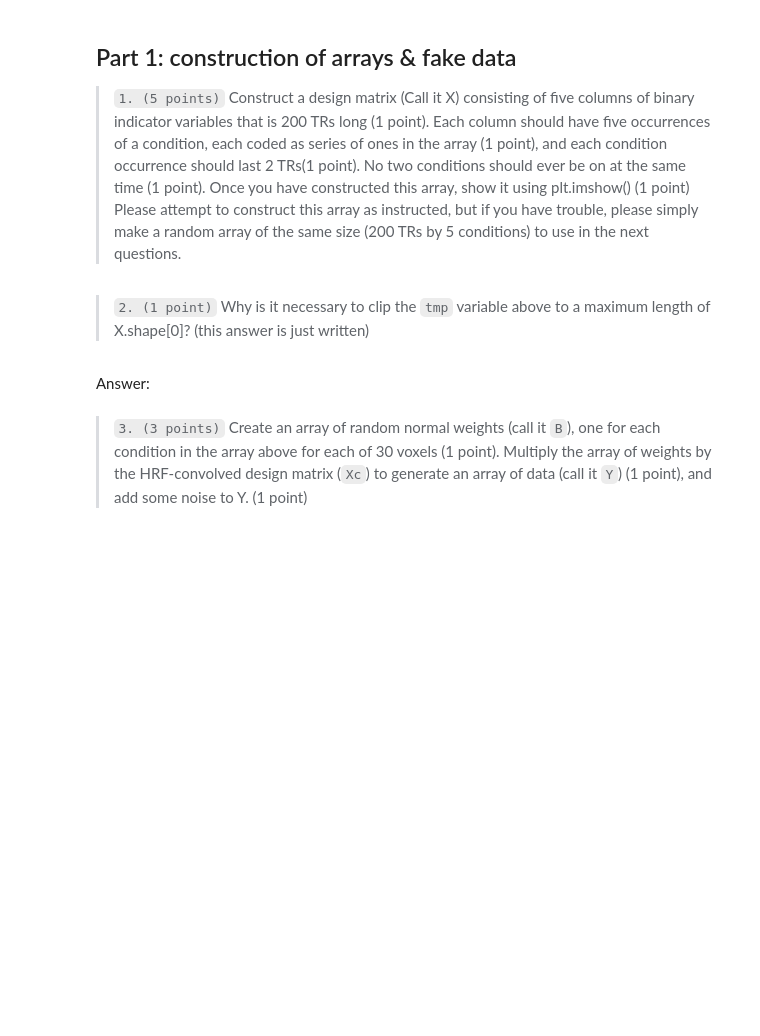
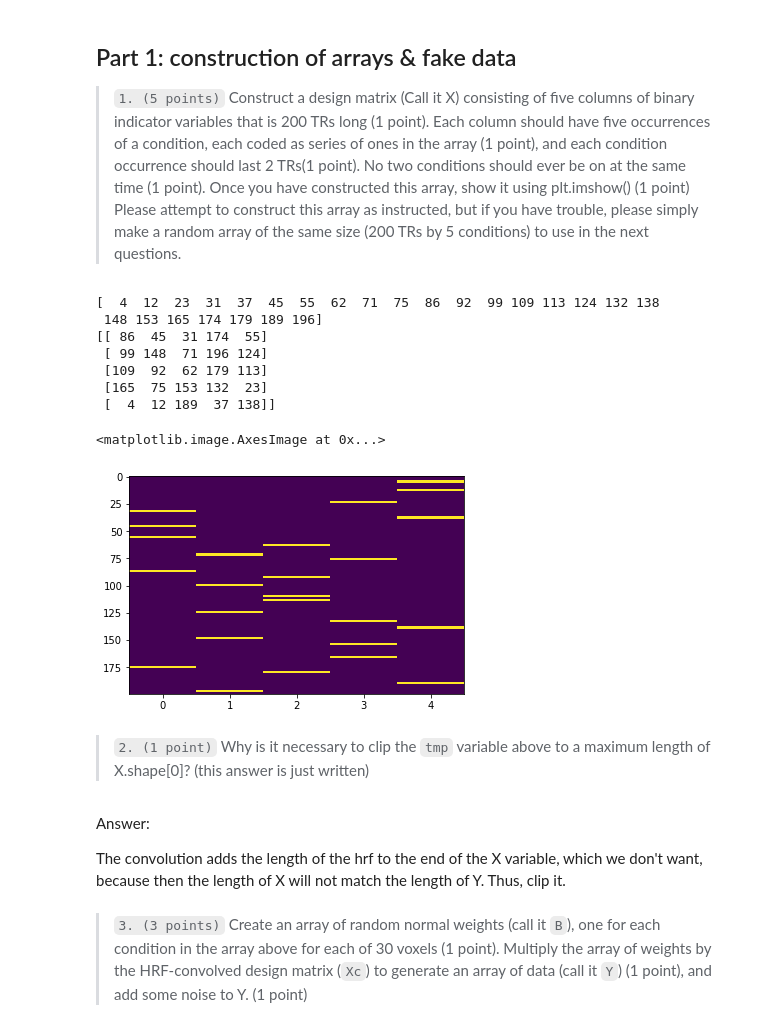
Before and after one commit to piecesofmindlab/UNR_PSY_763, a Jupyter notebook: Evaluations/Evaluation 1 Answers.ipynb, the cells around one changed output. Saved outputs shown, nothing was run; the diff lists cells and outputs as text; code cells hidden in the pictures; blank space fills up the shorter version.

```diff
--- a/Evaluations/Evaluation 1 Answers.ipynb
+++ b/Evaluations/Evaluation 1 Answers.ipynb
@@ -41,3 +36,53 @@ X = np.random.randn(200, 5)
+# %%
+# Answer
+n_tps = 200
+n_conditions = 5
+n_onsets_per_condition = 5
+cond_duration = 2
+# The part about making sure no two conditions are on at the same time
+# was a bit tricky. If you hand-coded this, that's fine. This is a way
+# to do this that is guaranteed not to overlap. This is not something
+# we've explicitly covered in this class, but it's certainly a problem
+# you might come across in your research. Just requires a bit of
+# creativity with the functions we know about. All the things labeled
+# "Fancy" are extras to make this more like a real experiment.
+
+# Acceptable way
+n_onsets_total = n_conditions * n_onsets_per_condition
+onsets = np.linspace(5, 195, n_onsets_total)
+# Fancy: Jitter the onsets a little, just for funsies
+jitter = np.random.uniform(low=-3, high=3, size=(len(onsets)))
+onsets = onsets + jitter
+# Convert to integers (since these are indices)
+onsets = np.floor(onsets).astype(np.int)
+print(onsets)
+
+# Fancy: Choose randomly which condition is on when
+onset_idx = np.random.permutation(range(n_onsets_total))
+onsets = onsets[onset_idx]
+onsets = np.reshape(onsets, (n_conditions, -1))
+print(onsets)
+
+# Initialize X, proceed
+X = np.zeros((n_tps, n_conditions))
+for condition in range(n_conditions):
+    for cond_onset in onsets[condition, :]:
+        X[cond_onset:cond_onset+cond_duration, condition] = 1
+
+# Show X
+plt.imshow(X)
+
+# Note: No two are on at the same time.
+# %% [output]
+[  4  12  23  31  37  45  55  62  71  75  86  92  99 109 113 124 132 138
+ 148 153 165 174 179 189 196]
+[[ 86  45  31 174  55]
+ [ 99 148  71 196 124]
+ [109  92  62 179 113]
+ [165  75 153 132  23]
+ [  4  12 189  37 138]]
+<matplotlib.image.AxesImage at 0x...>
+[figure, added]
 # %%
 # Quick convolution of the data with an HRF function
 t, hrf = fmriutils.hrf()
@@ -47,7 +92,9 @@ for column in range(5):
     Xc[:,column] = tmp[:X.shape[0]]
 # %% [markdown]
 > `2. (1 point)` Why is it necessary to clip the `tmp` variable above to a maximum length of X.shape[0]? (this answer is just written)
-# %% [markdown]
-Answer:
+# %% [markdown]
+Answer:
+
+The convolution adds the length of the hrf to the end of the X variable, which we don't want, because then the length of X will not match the length of Y. Thus, clip it.
 # %% [markdown]
 > `3. (3 points)` Create an array of random normal weights (call it `B`), one for each condition in the array above for each of 30 voxels (1 point). Multiply the array of weights by the HRF-convolved design matrix (`Xc`) to generate an array of data (call it `Y`) (1 point), and add some noise to Y. (1 point)
```
Also changed, not shown: parts of 23 cells of this notebook, 1 other file.
